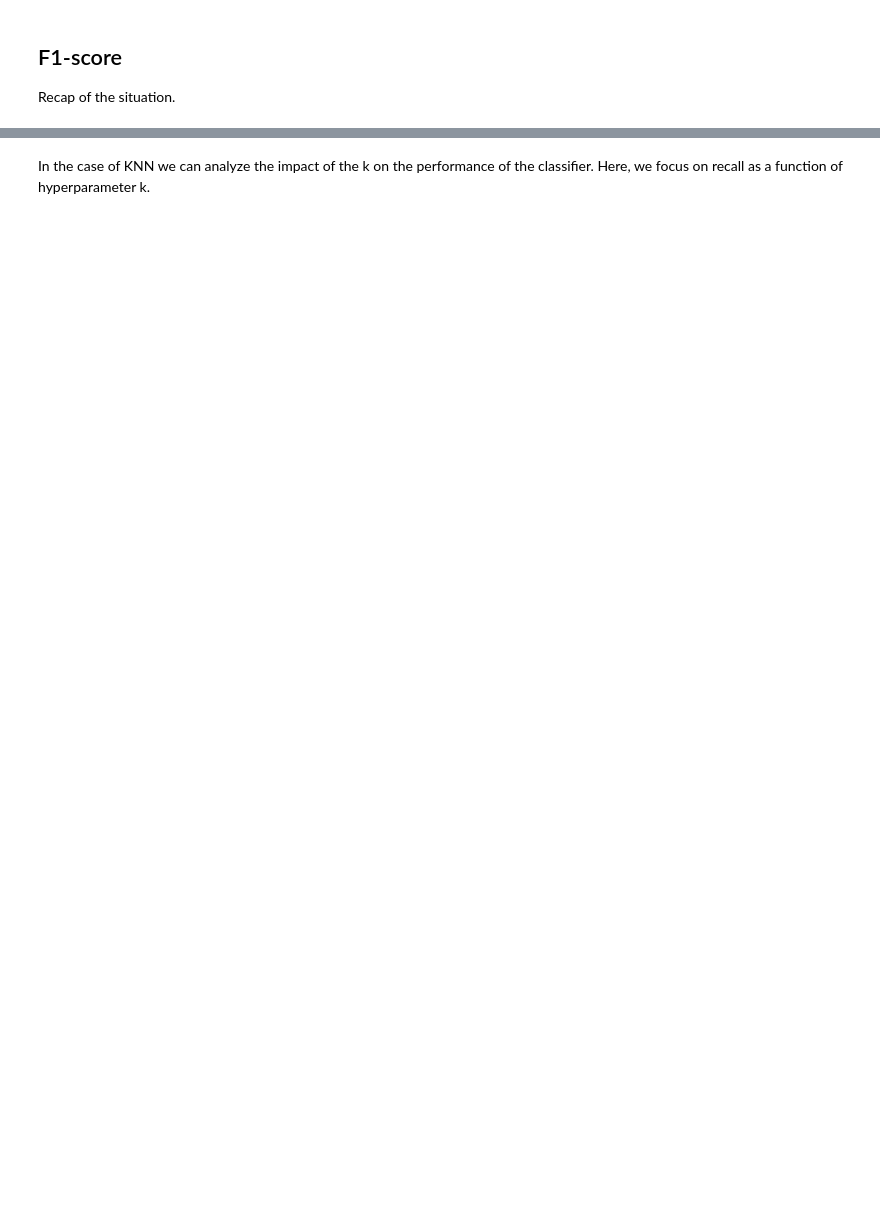
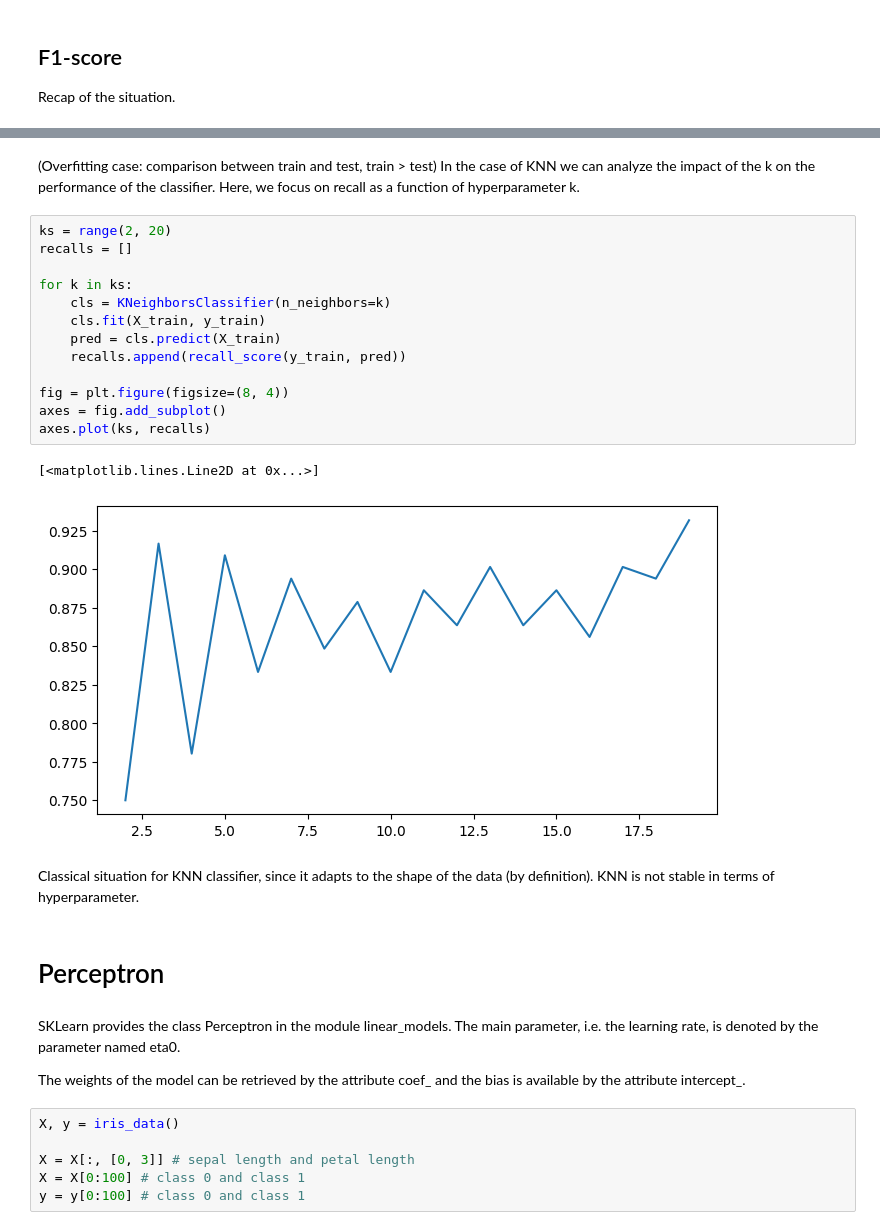
Before and after one commit to SandytheTraveller/ML-course-Labs, a Jupyter notebook: lecture_4.ipynb, the cells around one changed output, grey strips where cells are left out. Drawn from its saved outputs; the diff is of its cells as text; blank space fills up the shorter version.

Commit message:
perceptron

```diff
--- a/lecture_4.ipynb
+++ b/lecture_4.ipynb
@@ -123,2 +123,33 @@ f1_score(y_train, y_train_predicted), f1_score(y_test, y_test_predicted)
 # %% [markdown]
+(Overfitting case: comparison between train and test, train > test)
 In the case of KNN we can analyze the impact of the k on the performance of the classifier. Here, we focus on recall as a function of hyperparameter k.
+# %%
+ks = range(2, 20)
+recalls = []
+
+for k in ks:
+    cls = KNeighborsClassifier(n_neighbors=k)
+    cls.fit(X_train, y_train)
+    pred = cls.predict(X_train)
+    recalls.append(recall_score(y_train, pred))
+
+fig = plt.figure(figsize=(8, 4))
+axes = fig.add_subplot()
+axes.plot(ks, recalls)
+# %% [output]
+[<matplotlib.lines.Line2D at 0x...>]
+[figure, added]
+# %% [markdown]
+Classical situation for KNN classifier, since it adapts to the shape of the data (by definition). KNN is not stable in terms of hyperparameter.
+# %% [markdown]
+# Perceptron
+# %% [markdown]
+SKLearn provides the class Perceptron in the module linear_models. The main parameter, i.e. the learning rate, is denoted by the parameter named eta0.
+
+The weights of the model can be retrieved by the attribute coef_ and the bias is available by the attribute intercept_.
+# %%
+X, y = iris_data()
+
+X = X[:, [0, 3]] # sepal length and petal length
+X = X[0:100] # class 0 and class 1
+y = y[0:100] # class 0 and class 1
```
Also changed, not shown: parts of 11 cells of this notebook.
